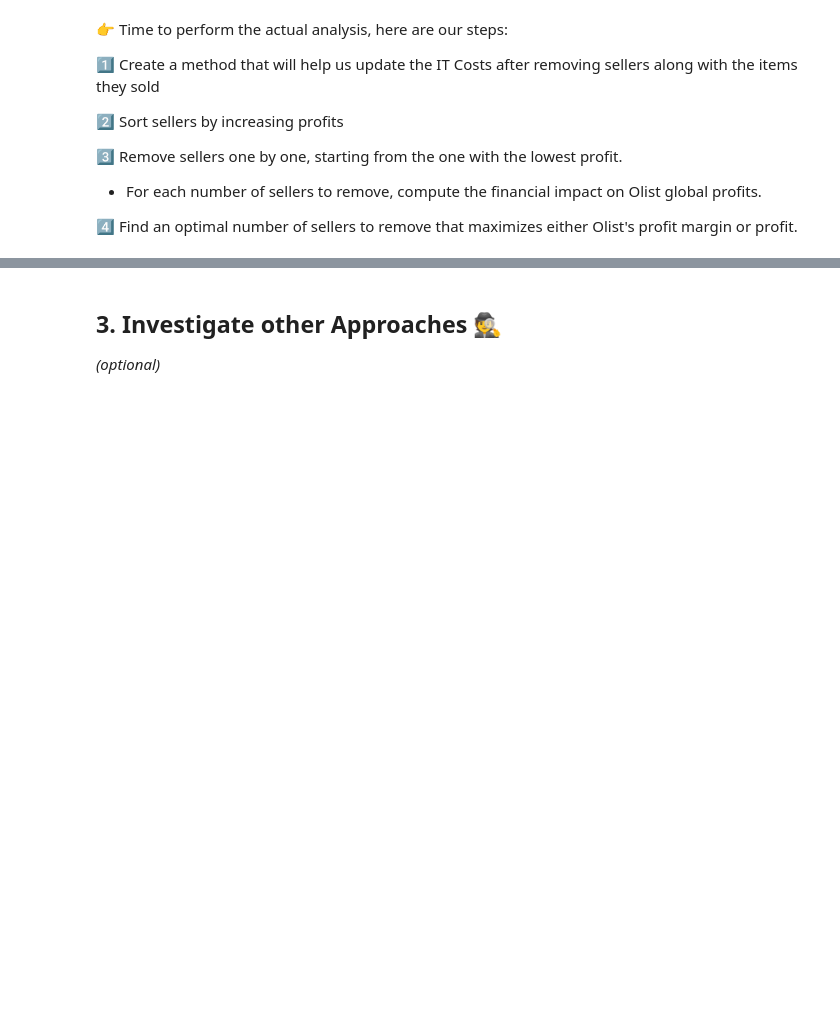
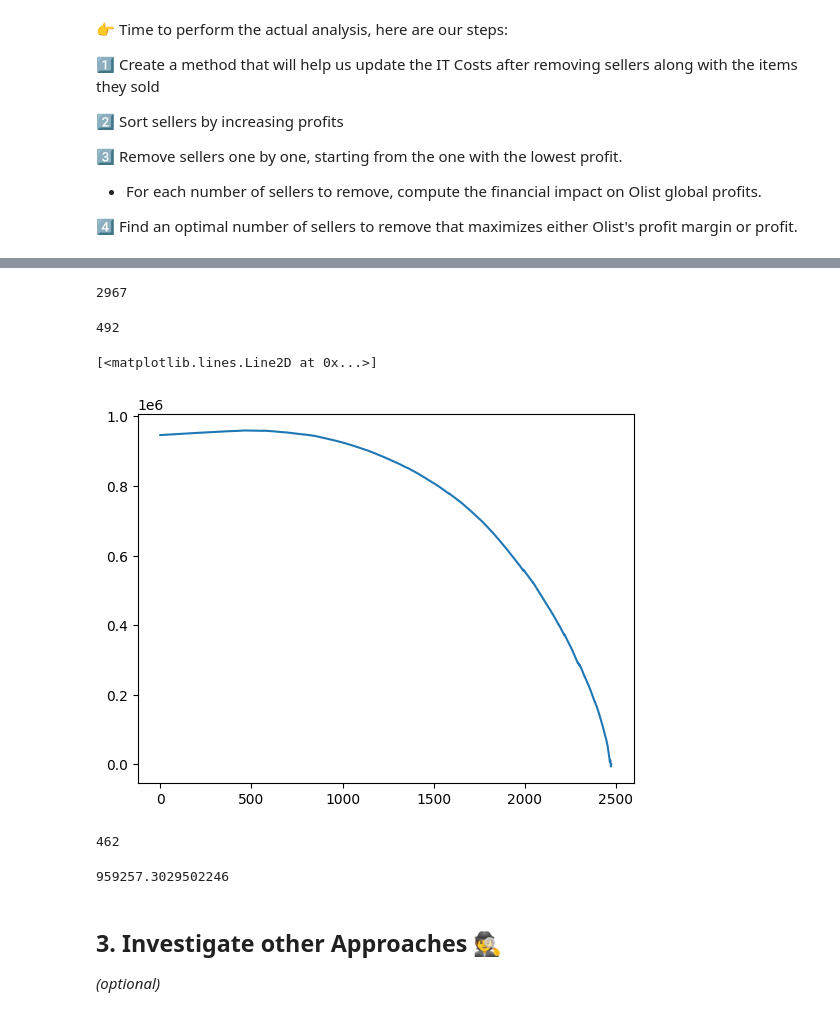
Before and after one commit to oscarthse/data-recap_ceo_request, a Jupyter notebook: ceo_request.ipynb, the cells around one changed output, grey strips where cells are left out. Cells and saved outputs as stored; diff of their text form; code cells hidden in the pictures; blank space fills up the shorter version.

```diff
--- a/ceo_request.ipynb
+++ b/ceo_request.ipynb
@@ -92,0 +274,7 @@ Edit the `get_training_data` method so that the DataFrame it returns contains th
+# %%
+def total_profits(X):
+    total_rev = sum(X['profits'])
+    total_costs = it_costs(X)
+    return total_rev - total_costs
+# %%
+total_profits(l)
@@ -92,0 +287,23 @@ Edit the `get_training_data` method so that the DataFrame it returns contains th
+# %%
+len(l)
+# %% [output]
+2967
+# %%
+ k = l.drop(l[l['profits'] < 0].index)
+# %%
+len(l) - len(k)
+# %% [output]
+492
+# %%
+tess = k.copy()
+tess.reset_index(inplace = True)
+tess = tess.sort_values(by = 'profits')
+tess.reset_index(inplace = True)
+t = tess.copy()
+profits = []
+lent = []
+for i in range(len(t)):
+    t.drop([i], inplace = True)
+    lent.append(len(t))
+    to = total_profits(t)
+    profits.append(to)
@@ -93,3 +312,16 @@ Edit the `get_training_data` method so that the DataFrame it returns contains th
+# %%
+plt.plot(profits)
+# %% [output]
+[<matplotlib.lines.Line2D at 0x...>]
+[figure, added]
+# %%
+profits.index(max(profits))
+# %% [output]
+462
+# %%
+max(profits)
+# %% [output]
+959257.3029502246
 # %% [markdown]
 ## 3. Investigate other Approaches 🕵️
 *(optional)*
```
Also changed, not shown: parts of 101 cells of this notebook.
